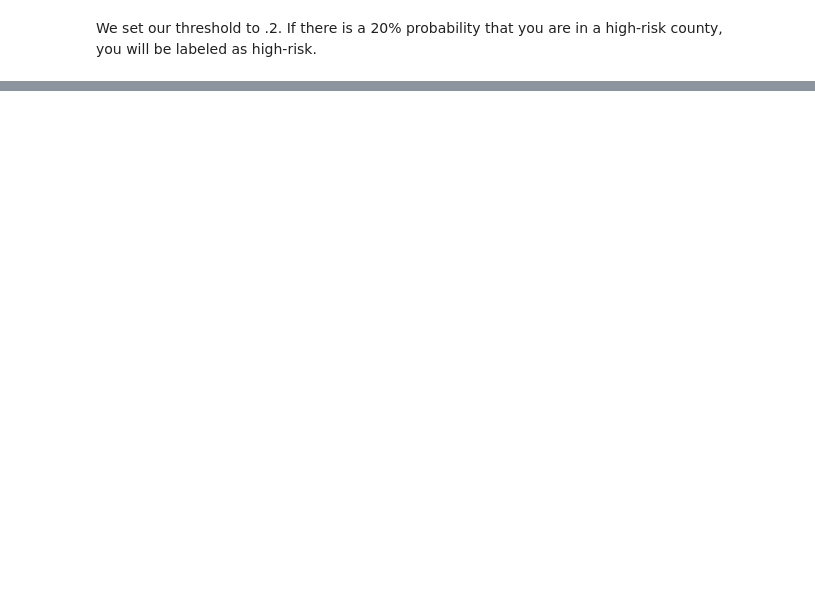
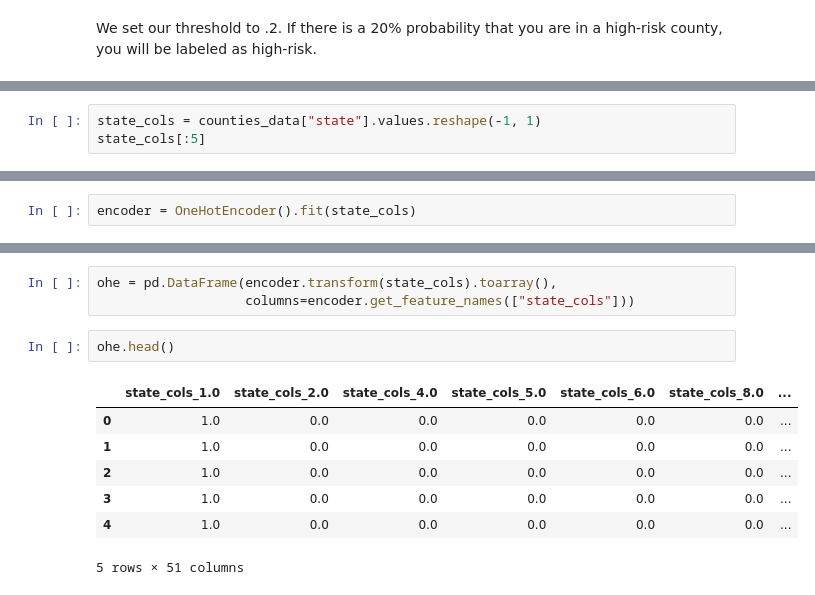
Before and after one commit to MIAISEMAN/mod_3_project, a Jupyter notebook: mia_models.ipynb, the cells around one changed output, grey strips where cells are left out. Drawn from its saved outputs; the diff is of its cells as text; blank space fills up the shorter version.

```diff
--- a/mia_models.ipynb
+++ b/mia_models.ipynb
@@ -700,0 +596,3 @@ recall_score(y_test, y_hat_test3)
+# %%
+state_cols = counties_data["state"].values.reshape(-1, 1)
+state_cols[:5]
@@ -700,0 +605,2 @@ recall_score(y_test, y_hat_test3)
+# %%
+encoder = OneHotEncoder().fit(state_cols)
@@ -700,0 +632,13 @@ recall_score(y_test, y_hat_test3)
+# %%
+ohe = pd.DataFrame(encoder.transform(state_cols).toarray(),
+                   columns=encoder.get_feature_names(["state_cols"]))
+# %%
+ohe.head()
+# %% [output]
+|  | state_cols_1.0 | state_cols_2.0 | state_cols_4.0 | state_cols_5.0 | state_cols_6.0 | state_cols_8.0 | ... |
+| 0 | 1.0 | 0.0 | 0.0 | 0.0 | 0.0 | 0.0 | ... |
+| 1 | 1.0 | 0.0 | 0.0 | 0.0 | 0.0 | 0.0 | ... |
+| 2 | 1.0 | 0.0 | 0.0 | 0.0 | 0.0 | 0.0 | ... |
+| 3 | 1.0 | 0.0 | 0.0 | 0.0 | 0.0 | 0.0 | ... |
+| 4 | 1.0 | 0.0 | 0.0 | 0.0 | 0.0 | 0.0 | ... |
+5 rows × 51 columns
```
Also changed, not shown: parts of 50 cells of this notebook.
